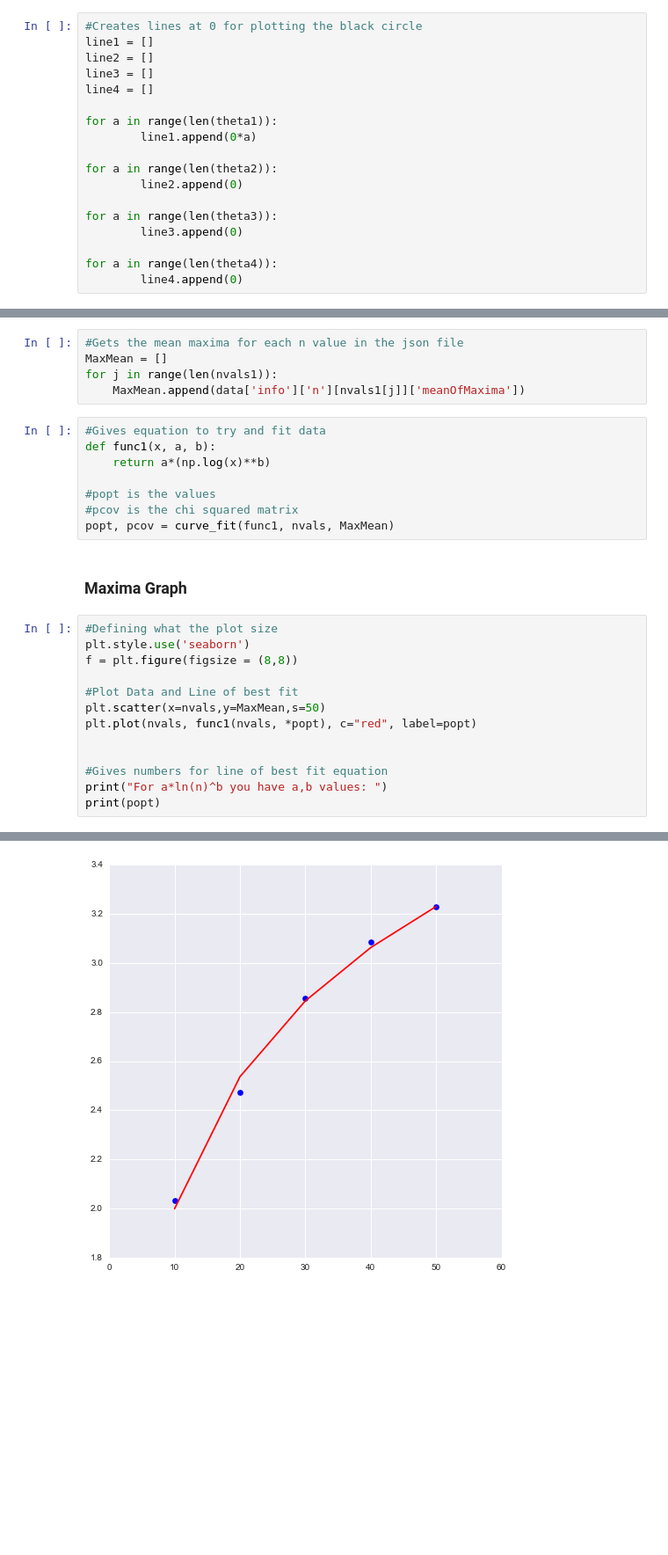
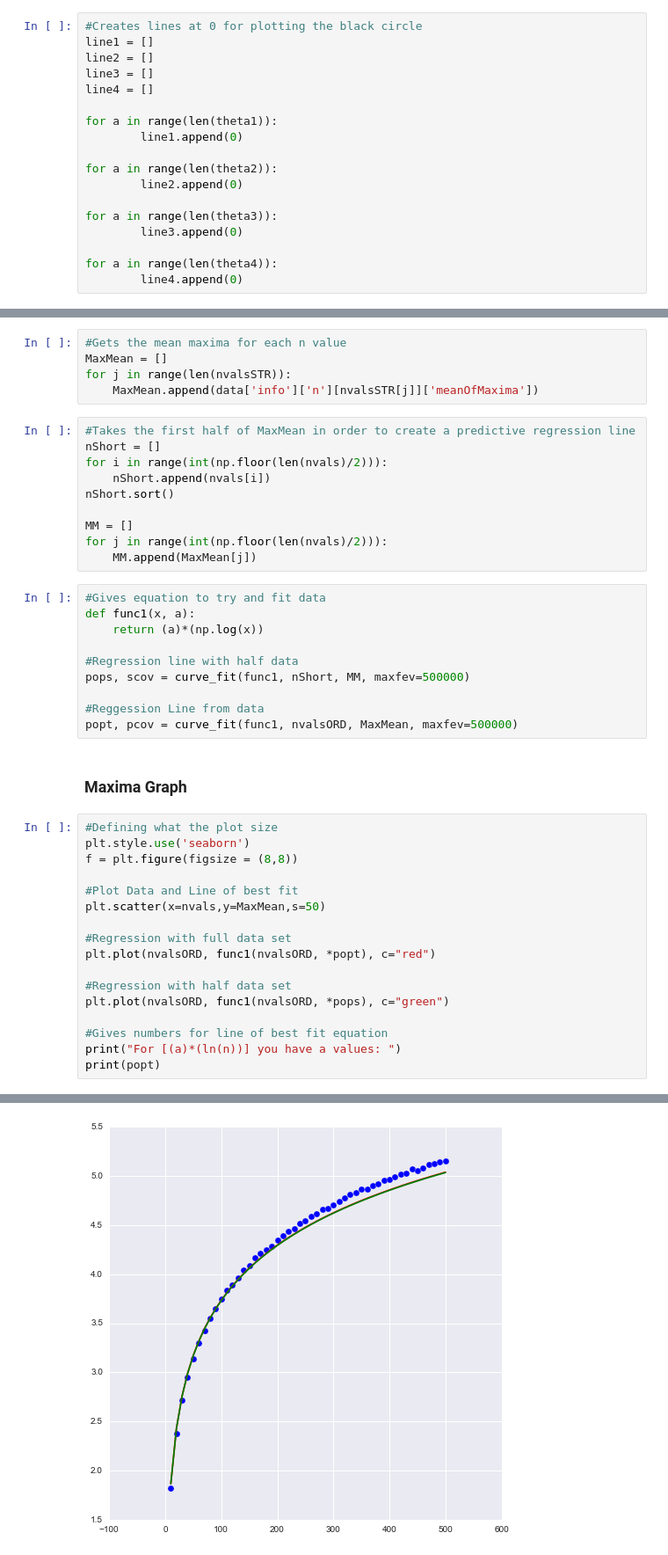
Before and after one commit to connormarrs/gaussian-free-fields-reu, a Jupyter notebook: jupyter_sims/DataVisS1.ipynb, the cells around one changed output, grey strips where cells are left out. Shown at 88% size. Cells and saved outputs as stored; diff of their text form; blank space fills up the shorter version.

```diff
--- a/jupyter_sims/DataVisS1.ipynb
+++ b/jupyter_sims/DataVisS1.ipynb
@@ -72,7 +119,7 @@ line3 = []
 line4 = []
 
 for a in range(len(theta1)):
-        line1.append(0*a)
+        line1.append(0)
 
 for a in range(len(theta2)):
         line2.append(0)
@@ -126,18 +173,30 @@ plt.show()
 # %% [markdown]
 # Maxima Analysis
 # %%
-#Gets the mean maxima for each n value in the json file
+#Gets the mean maxima for each n value
 MaxMean = []
-for j in range(len(nvals1)):
-    MaxMean.append(data['info']['n'][nvals1[j]]['meanOfMaxima'])
+for j in range(len(nvalsSTR)):
+    MaxMean.append(data['info']['n'][nvalsSTR[j]]['meanOfMaxima'])
+# %%
+#Takes the first half of MaxMean in order to create a predictive regression line
+nShort = []
+for i in range(int(np.floor(len(nvals)/2))):
+    nShort.append(nvals[i])
+nShort.sort()
+
+MM = []
+for j in range(int(np.floor(len(nvals)/2))):
+    MM.append(MaxMean[j])
 # %%
 #Gives equation to try and fit data
-def func1(x, a, b):
-    return a*(np.log(x)**b)
+def func1(x, a):
+    return (a)*(np.log(x))
 
-#popt is the values
-#pcov is the chi squared matrix
-popt, pcov = curve_fit(func1, nvals, MaxMean)
+#Regression line with half data
+pops, scov = curve_fit(func1, nShort, MM, maxfev=500000)
+
+#Reggession Line from data
+popt, pcov = curve_fit(func1, nvalsORD, MaxMean, maxfev=500000)
 # %% [markdown]
 ### Maxima Graph
 # %%
@@ -147,10 +206,14 @@ f = plt.figure(figsize = (8,8))
 
 #Plot Data and Line of best fit
 plt.scatter(x=nvals,y=MaxMean,s=50)
-plt.plot(nvals, func1(nvals, *popt), c="red", label=popt)
 
+#Regression with full data set
+plt.plot(nvalsORD, func1(nvalsORD, *popt), c="red")
+
+#Regression with half data set
+plt.plot(nvalsORD, func1(nvalsORD, *pops), c="green")
 
 #Gives numbers for line of best fit equation
-print("For a*ln(n)^b you have a,b values: ")
+print("For [(a)*(ln(n))] you have a values: ")
 print(popt)
 # %% [output]
@@ -159 +222 @@ For a*ln(n)^b you have a,b values:
-[figure, old version]
+[figure, new version]
```
Also changed, not shown: parts of 9 cells of this notebook.
